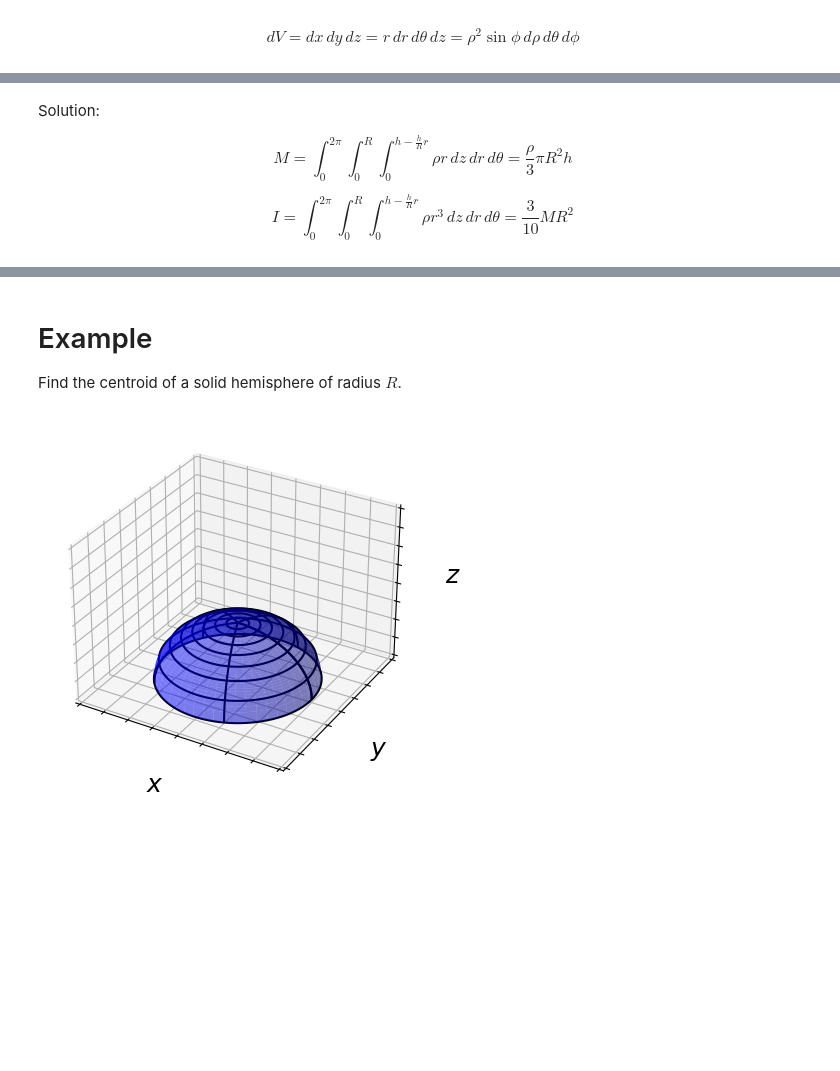
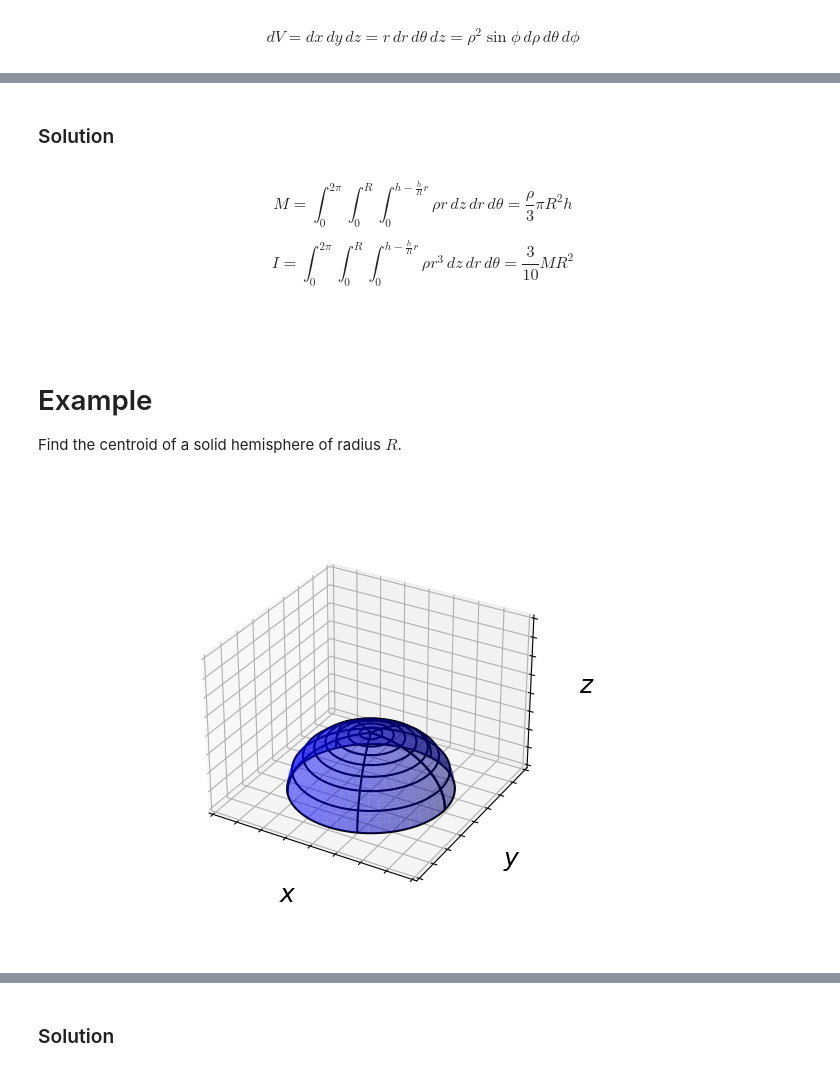
Before and after one commit to drewyoungren/mvc, a Jupyter notebook: lec/mvc-L15.ipynb, the cells around one changed output, grey strips where cells are left out. Cells and saved outputs as stored; diff of their text form; code cells hidden in the pictures; blank space fills up the shorter version.

```diff
--- a/lec/mvc-L15.ipynb
+++ b/lec/mvc-L15.ipynb
@@ -450,40 +635,54 @@ ax.axes.zaxis.set_ticklabels([]);
 # %% [markdown]
 <p style="padding-bottom:40%;"> </p>
+# %% [markdown]
+### Solution
 # %% [markdown]
-Solution:
-
 $$M = \int_0^{2\pi} \int_0^R \int_0^{h - \frac{h}{R}r} \rho r \,dz\,dr\,d\theta =  \frac\rho3 \pi R^2 h$$
 
 $$I = \int_0^{2\pi} \int_0^R \int_0^{h - \frac{h}{R}r} \rho r^3 \,dz\,dr\,d\theta = \frac{3}{10} M R^2$$
+# %% [markdown]
+###
+<p style="padding-bottom:40%;"> </p>
+# %% [markdown]
+# Example
+
+Find the centroid of a solid hemisphere of radius $R$.
+# %%
+def a(TITLE):
+    if TITLE in plt.get_figlabels():
+        plt.close(plt.figure(TITLE))
+
+    plt.ioff()
+    fig = plt.figure(num=TITLE)
+    plt.ion()
+
+    ax = fig.add_subplot(projection='3d')
+    ax.set_xlim(-2,2)
+    ax.set_ylim(-2,2)
+    ax.set_zlim(0,4)
+    r = linspace(0,3/2,300)
+    th = linspace(0,pi*2,100)
+
+    r,th = meshgrid(r,th)
+    ax.plot_surface(r*cos(th), r*sin(th), sqrt(9/4 - r**2), color='b', alpha=.5, zorder=1)
+
+    ax.plot_wireframe(r*cos(th), r*sin(th), sqrt(9/4 - r**2), rstride=20, cstride=40, color='k', alpha=1,zorder=2)
+
+    ax.view_init(30, -60)
+    ax.set_xlabel("$x$", fontsize=18)
+    ax.set_ylabel("$y$", fontsize=18)
+    ax.set_zlabel("$z$", fontsize=18)
+    ax.axes.xaxis.set_ticklabels([])
+    ax.axes.yaxis.set_ticklabels([])
+    ax.axes.zaxis.set_ticklabels([]);
+
+    return fig.canvas
+
+a("A hemisphere")
+# %% [output]
+[figure, added]
 # %% [markdown]
 <p style="padding-bottom:40%;"> </p>
-# %% [markdown]
-# Example
-
-Find the centroid of a solid hemisphere of radius $R$.
-# %%
-
-ax = plt.subplot(projection="3d")
-ax.set_xlim(-2,2)
-ax.set_ylim(-2,2)
-ax.set_zlim(0,4)
-r = linspace(0,3/2,300)
-th = linspace(0,pi*2,100)
-
-r,th = meshgrid(r,th)
-ax.plot_surface(r*cos(th), r*sin(th), sqrt(9/4 - r**2), color='b', alpha=.5, zorder=1)
-
-ax.plot_wireframe(r*cos(th), r*sin(th), sqrt(9/4 - r**2), rstride=20, cstride=40, color='k', alpha=1,zorder=2)
-
-ax.view_init(30, -60)
-ax.set_xlabel("$x$", fontsize=18)
-ax.set_ylabel("$y$", fontsize=18)
-ax.set_zlabel("$z$", fontsize=18)
-ax.axes.xaxis.set_ticklabels([])
-ax.axes.yaxis.set_ticklabels([])
-ax.axes.zaxis.set_ticklabels([]);
-# %% [output]
-[figure, removed]
-# %% [markdown]
-<p style="padding-bottom:40%;"> </p>
+# %% [markdown]
+### Solution
 # %% [markdown]
```
Also changed, not shown: parts of 16 cells of this notebook.
